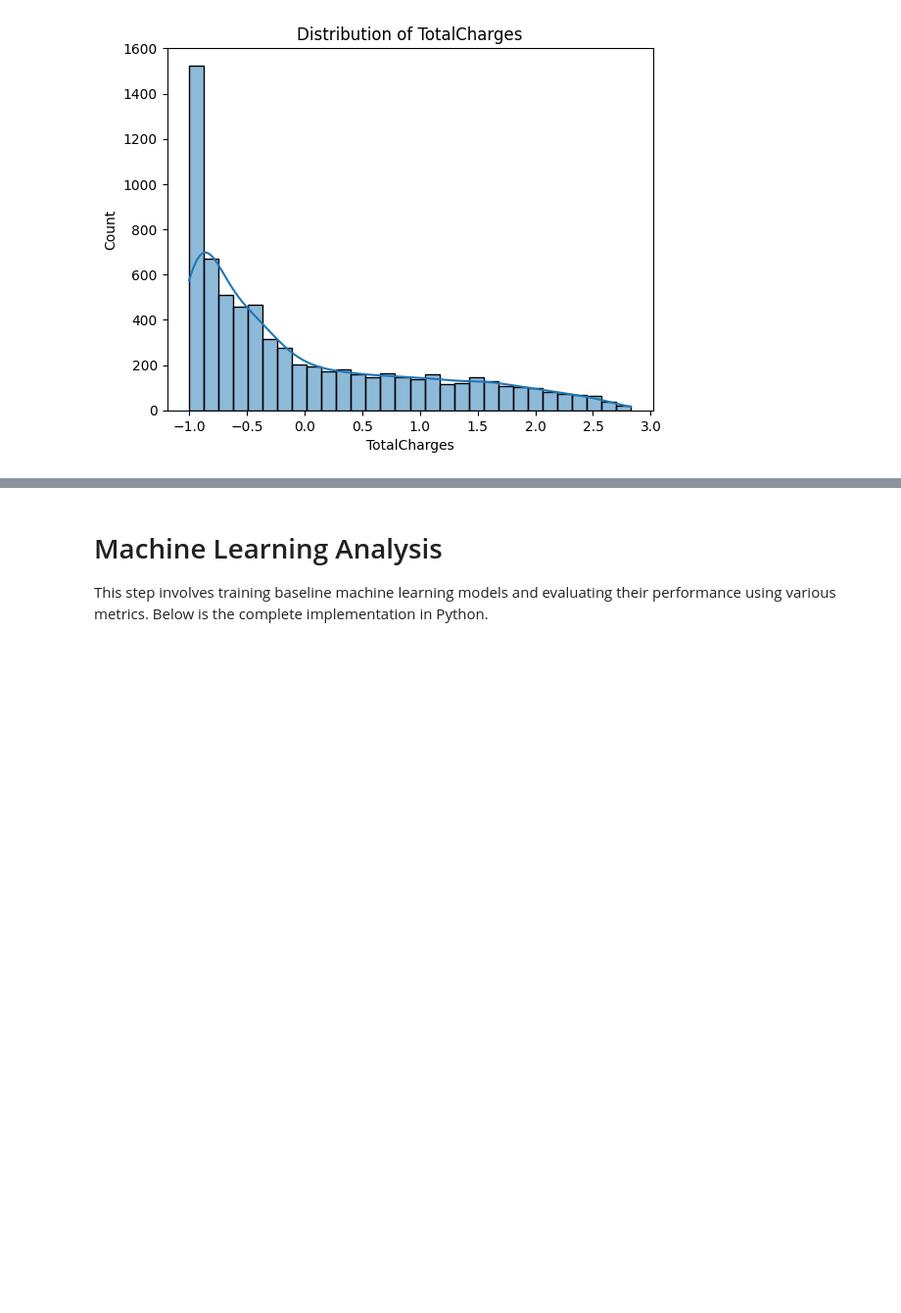
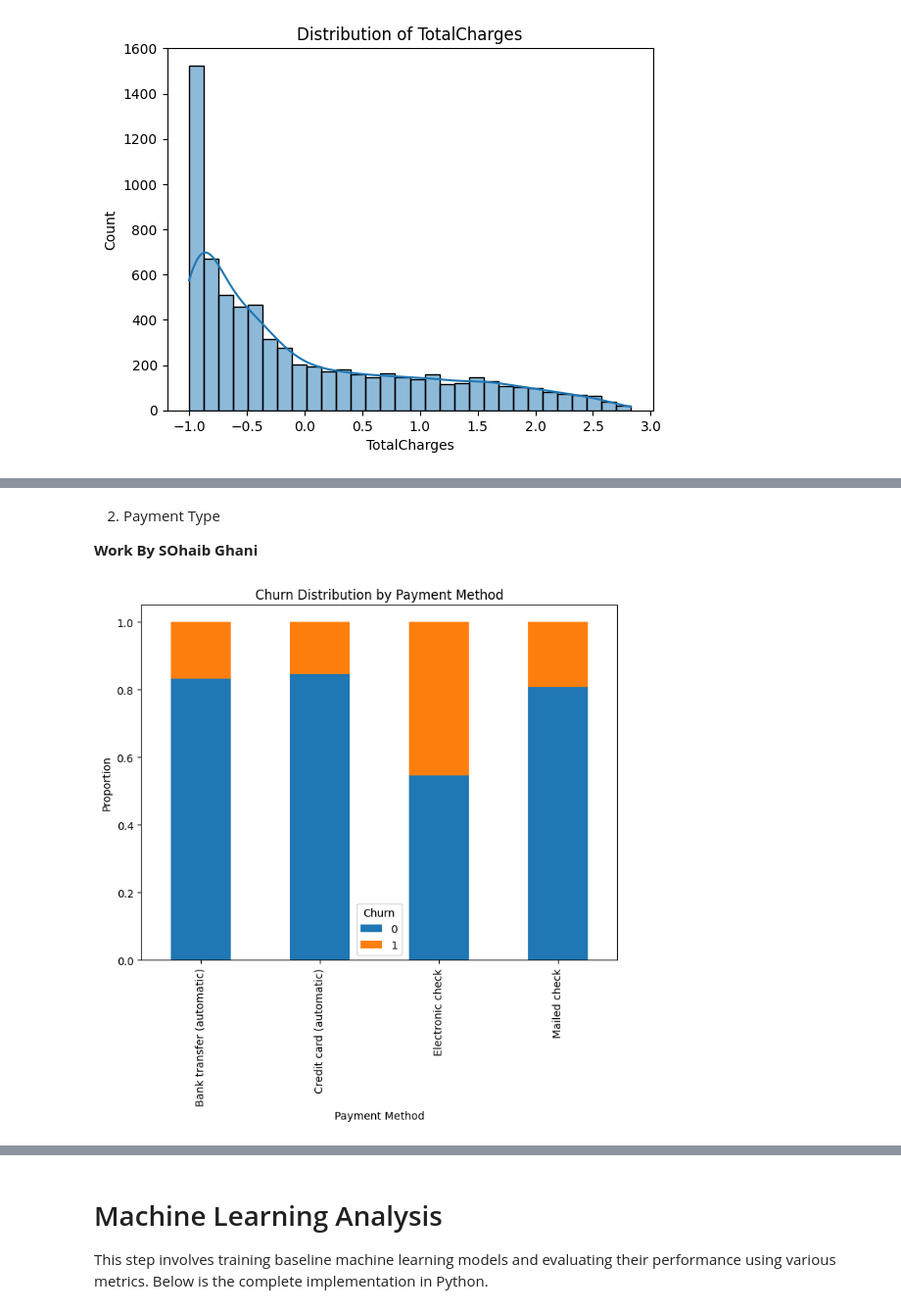
Before and after one commit to ufiyan/CS418-Project, a Jupyter notebook: Group_Project_ipnyb.ipynb, the cells around one changed output, grey strips where cells are left out. Shown at 98% size. Saved outputs shown, nothing was run; the diff lists cells and outputs as text; code cells hidden in the pictures; blank space fills up the shorter version.

```diff
--- a/Group_Project_ipnyb.ipynb
+++ b/Group_Project_ipnyb.ipynb
@@ -245,0 +241,16 @@ Customers with partners or dependents are likely to stay longer (higher tenure)
+# %% [markdown]
+2. Payment Type
+
+**Work By SOhaib Ghani**
+# %%
+# Stacked bar chart for PaymentMethod vs Churn  (Sohaib Ghani)
+
+
+payment_churn = pd.crosstab(df['PaymentMethod'], df['Churn'], normalize='index')
+payment_churn.plot(kind='bar', stacked=True, figsize=(8, 6))
+plt.title('Churn Distribution by Payment Method')
+plt.ylabel('Proportion')
+plt.xlabel('Payment Method')
+plt.show()
+# %% [output]
+[figure, added]
```
Also changed, not shown: parts of 40 cells of this notebook.
